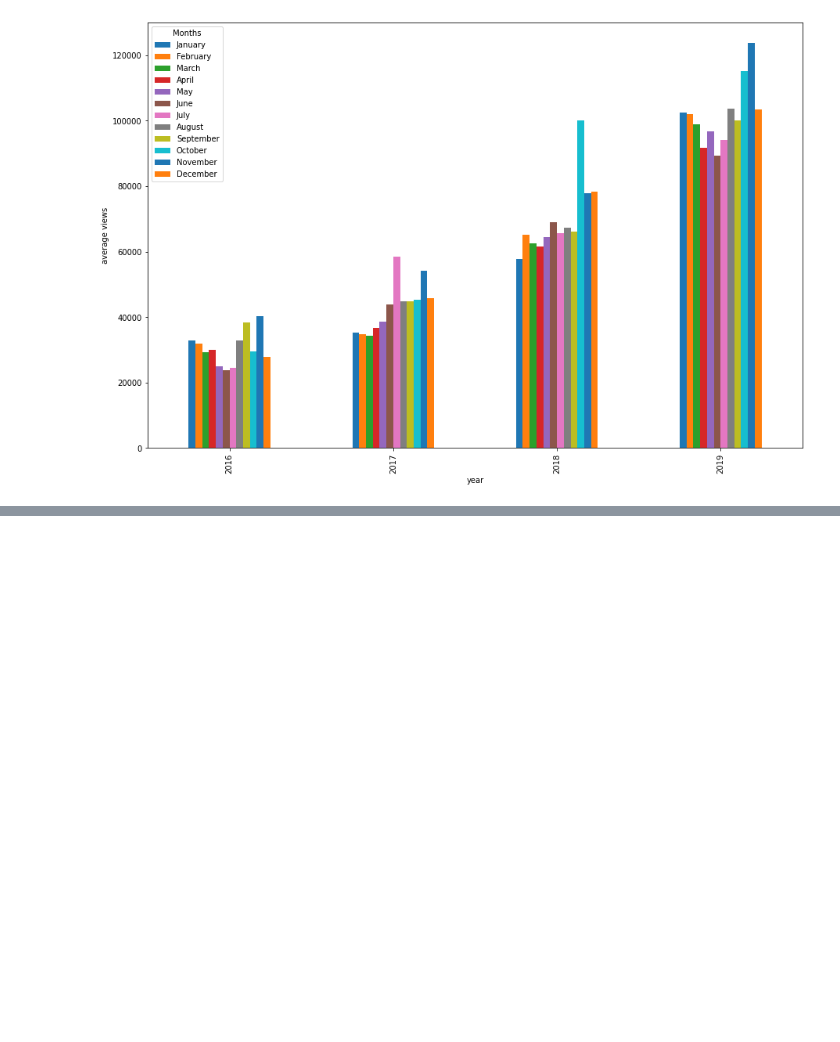
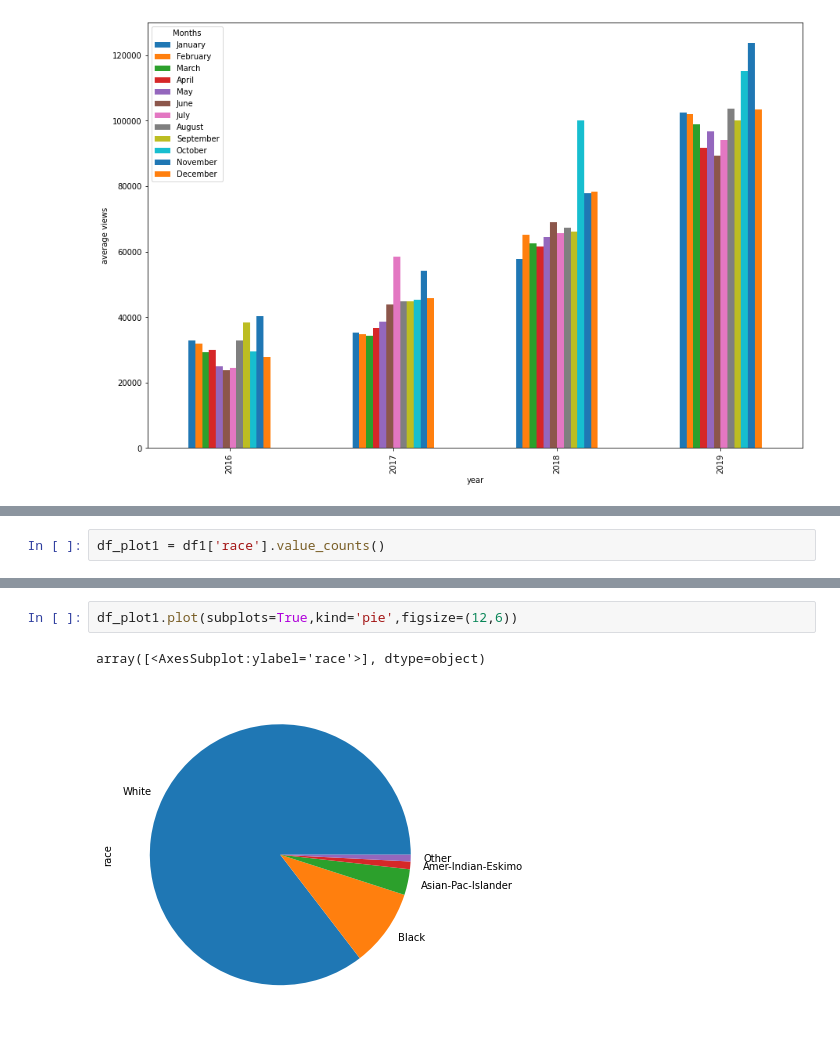
Before and after one commit to DataBadger/PracticeModels, a Jupyter notebook: DataAnalysis/Plots.ipynb, the cells around one changed output, grey strips where cells are left out. Drawn from its saved outputs; the diff is of its cells as text; blank space fills up the shorter version.

```diff
--- a/DataAnalysis/Plots.ipynb
+++ b/DataAnalysis/Plots.ipynb
@@ -59,0 +107,2 @@ df_bar.plot(xlabel='year', ylabel = 'average views',kind='bar', legend=True, fig
+# %%
+df_plot1 = df1['race'].value_counts()
@@ -59,0 +118,5 @@ df_bar.plot(xlabel='year', ylabel = 'average views',kind='bar', legend=True, fig
+# %%
+df_plot1.plot(subplots=True,kind='pie',figsize=(12,6))
+# %% [output]
+array([<AxesSubplot:ylabel='race'>], dtype=object)
+[figure, added]
```
Also changed, not shown: parts of 10 cells of this notebook.
